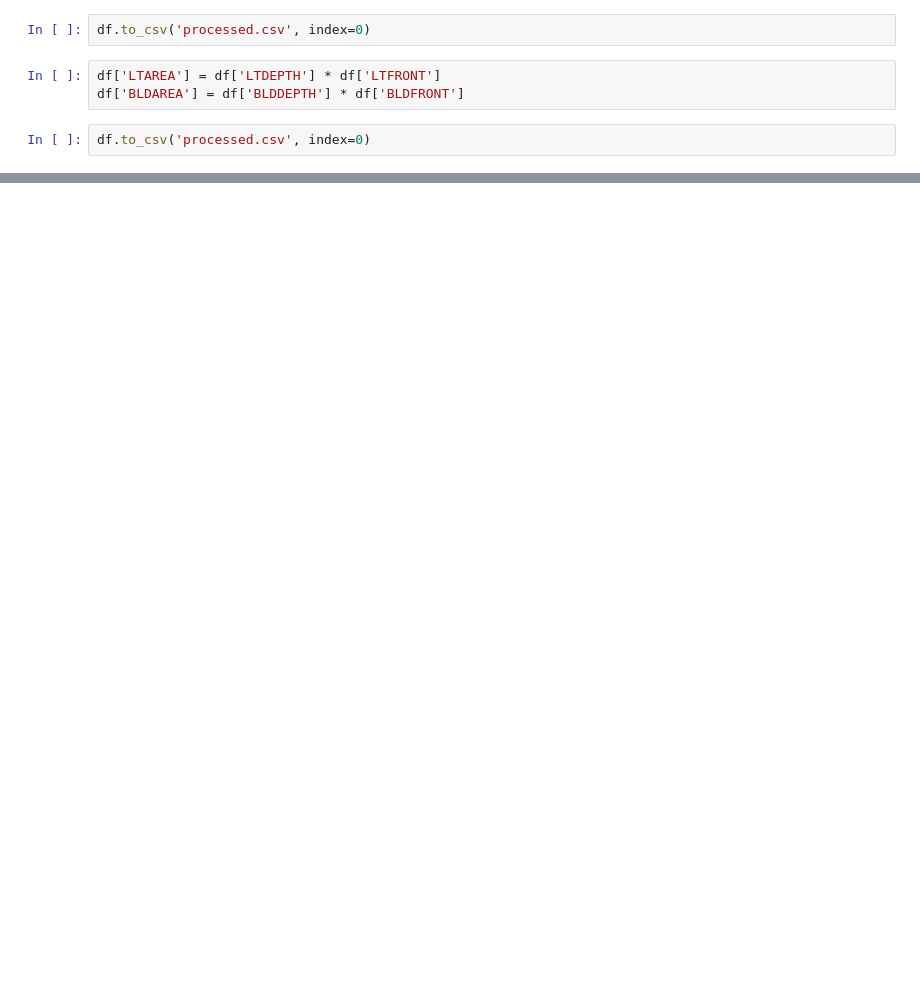
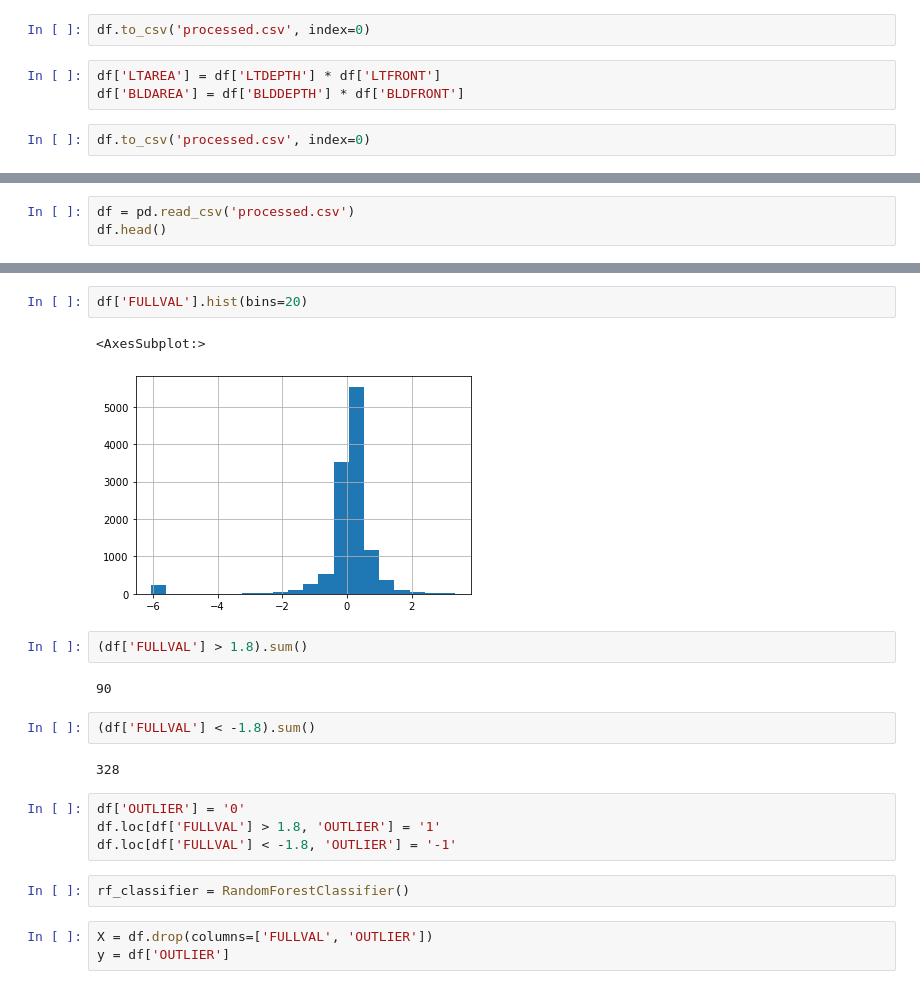
Before and after one commit to Dynovski/BESTHL-AI, a Jupyter notebook: Cleaning.ipynb, the cells around one changed output, grey strips where cells are left out. Drawn from its saved outputs; the diff is of its cells as text; blank space fills up the shorter version.

```diff
--- a/Cleaning.ipynb
+++ b/Cleaning.ipynb
@@ -176,0 +367,3 @@ df.head()
+# %%
+df = pd.read_csv('processed.csv')
+df.head()
@@ -176,0 +378,22 @@ df.head()
+# %%
+df['FULLVAL'].hist(bins=20)
+# %% [output]
+<AxesSubplot:>
+[figure, added]
+# %%
+(df['FULLVAL'] > 1.8).sum()
+# %% [output]
+90
+# %%
+(df['FULLVAL'] < -1.8).sum()
+# %% [output]
+328
+# %%
+df['OUTLIER'] = '0'
+df.loc[df['FULLVAL'] > 1.8, 'OUTLIER'] = '1'
+df.loc[df['FULLVAL'] < -1.8, 'OUTLIER'] = '-1'
+# %%
+rf_classifier = RandomForestClassifier()
+# %%
+X = df.drop(columns=['FULLVAL', 'OUTLIER'])
+y = df['OUTLIER']
```
Also changed, not shown: parts of 37 cells of this notebook, 4 other files.
